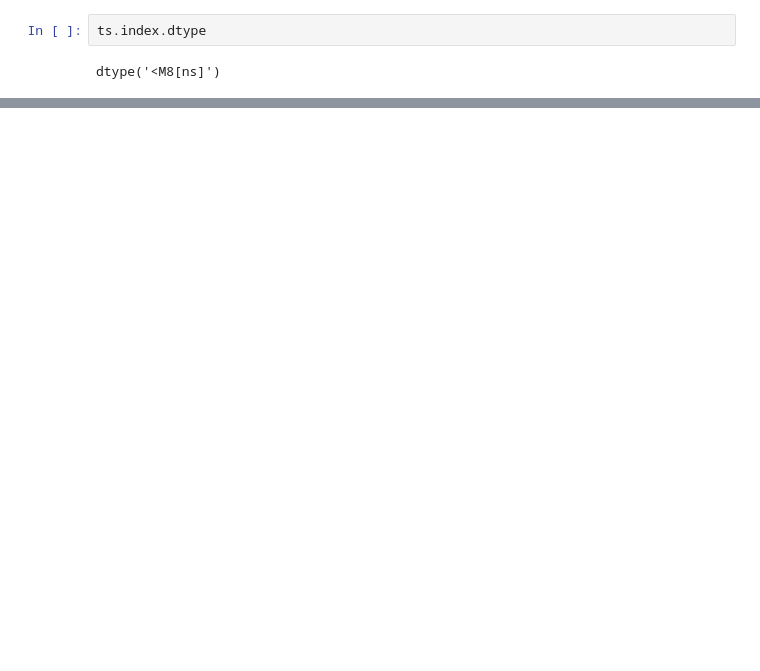
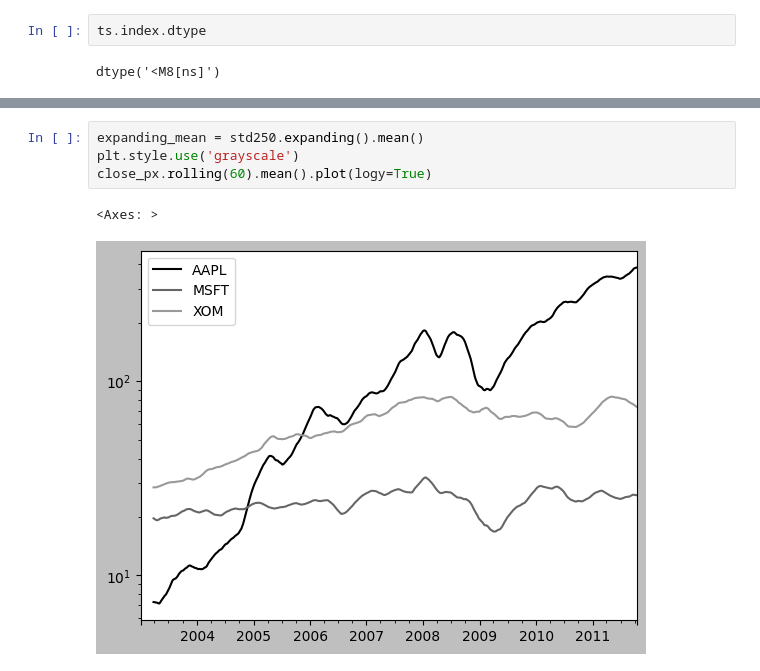
Before and after one commit to william-barros-costa/data_science_basic_knowledge, a Jupyter notebook: 8_time_series/chapter.ipynb, the cells around one changed output, grey strips where cells are left out. Drawn from its saved outputs; the diff is of its cells as text; blank space fills up the shorter version.

```diff
--- a/8_time_series/chapter.ipynb
+++ b/8_time_series/chapter.ipynb
@@ -97,0 +1101,7 @@ False
+# %%
+expanding_mean = std250.expanding().mean()
+plt.style.use('grayscale')
+close_px.rolling(60).mean().plot(logy=True)
+# %% [output]
+<Axes: >
+[figure, added]
```
Also changed, not shown: parts of 140 cells of this notebook.
